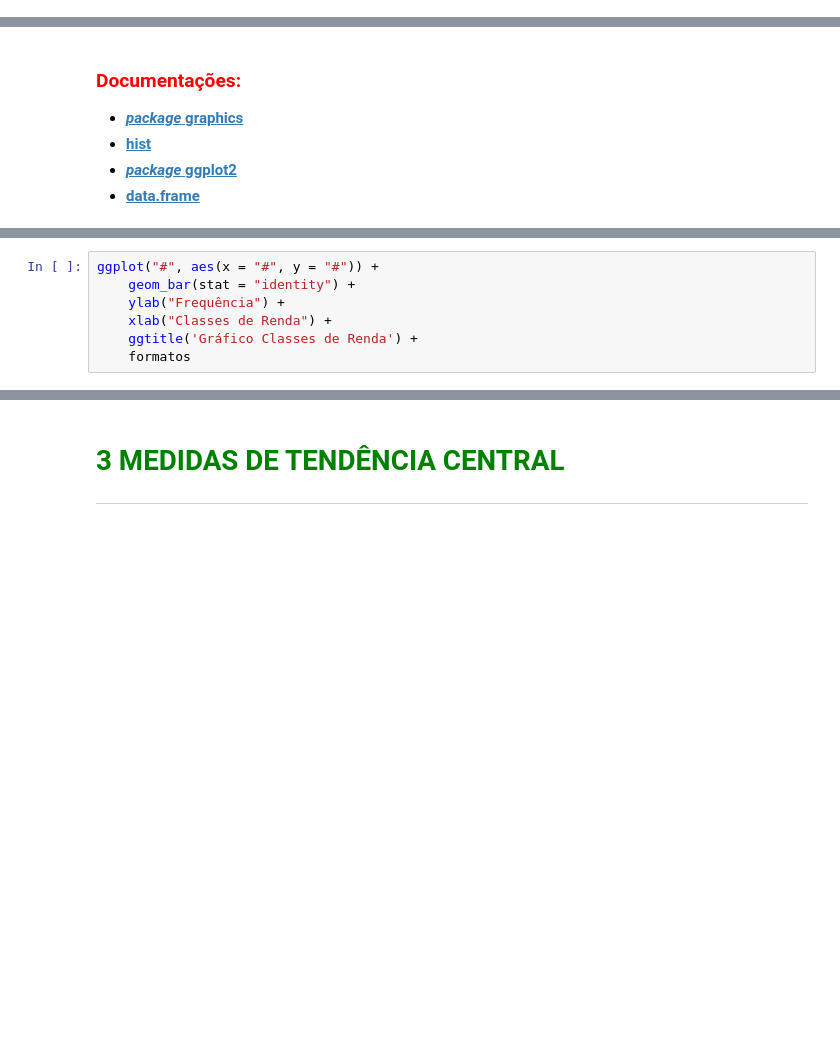
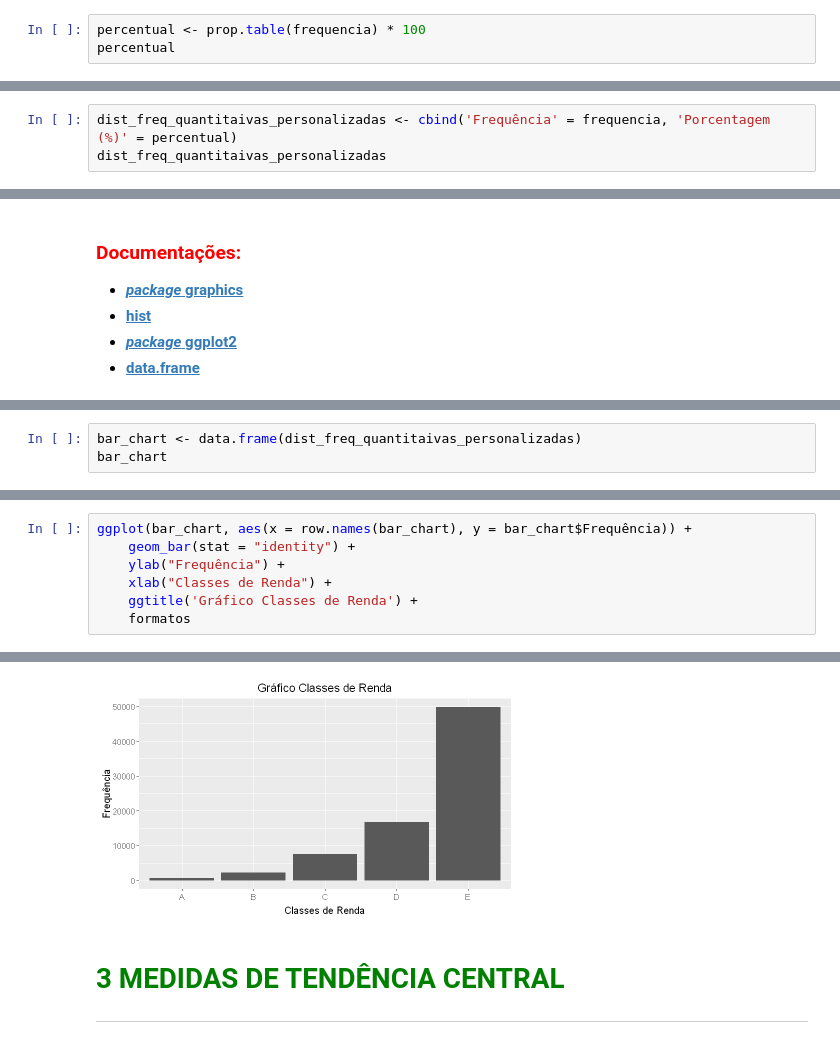
Before and after one commit to reihtw/Estatistica-R, a Jupyter notebook: 1 - Conceitos iniciais de estatísistica/frequencias-e-medidas/Curso_de_Estatística_Parte_1.ipynb, the cells around one changed output, grey strips where cells are left out. Drawn from its saved outputs; the diff is of its cells as text; blank space fills up the shorter version.

```diff
--- a/1 - Conceitos iniciais de estatísistica/frequencias-e-medidas/Curso_de_Estatística_Parte_1.ipynb
+++ b/1 - Conceitos iniciais de estatísistica/frequencias-e-medidas/Curso_de_Estatística_Parte_1.ipynb
@@ -514,0 +600,3 @@ labels <- c('E', 'D', 'C', 'B', 'A')
+# %%
+percentual <- prop.table(frequencia) * 100
+percentual
@@ -514,0 +606,3 @@ labels <- c('E', 'D', 'C', 'B', 'A')
+# %%
+dist_freq_quantitaivas_personalizadas <- cbind('Frequência' = frequencia, 'Porcentagem (%)' = percentual)
+dist_freq_quantitaivas_personalizadas
@@ -595,0 +817,3 @@ ggplot("#", aes(x = "#", y = "#")) +
+# %%
+bar_chart <- data.frame(dist_freq_quantitaivas_personalizadas)
+bar_chart
@@ -596,7 +829,8 @@ ggplot("#", aes(x = "#", y = "#")) +
 # %%
-ggplot("#", aes(x = "#", y = "#")) +
+ggplot(bar_chart, aes(x = row.names(bar_chart), y = bar_chart$Frequência)) +
     geom_bar(stat = "identity") +
     ylab("Frequência") +
     xlab("Classes de Renda") +
     ggtitle('Gráfico Classes de Renda') +
     formatos
+# %% [output]
@@ -603,3 +839,4 @@ ggplot("#", aes(x = "#", y = "#")) +
+[figure, added]
 # %% [markdown]
 # <font color=green>3 MEDIDAS DE TENDÊNCIA CENTRAL</font>
 ***
```
Also changed, not shown: parts of 32 cells of this notebook.
